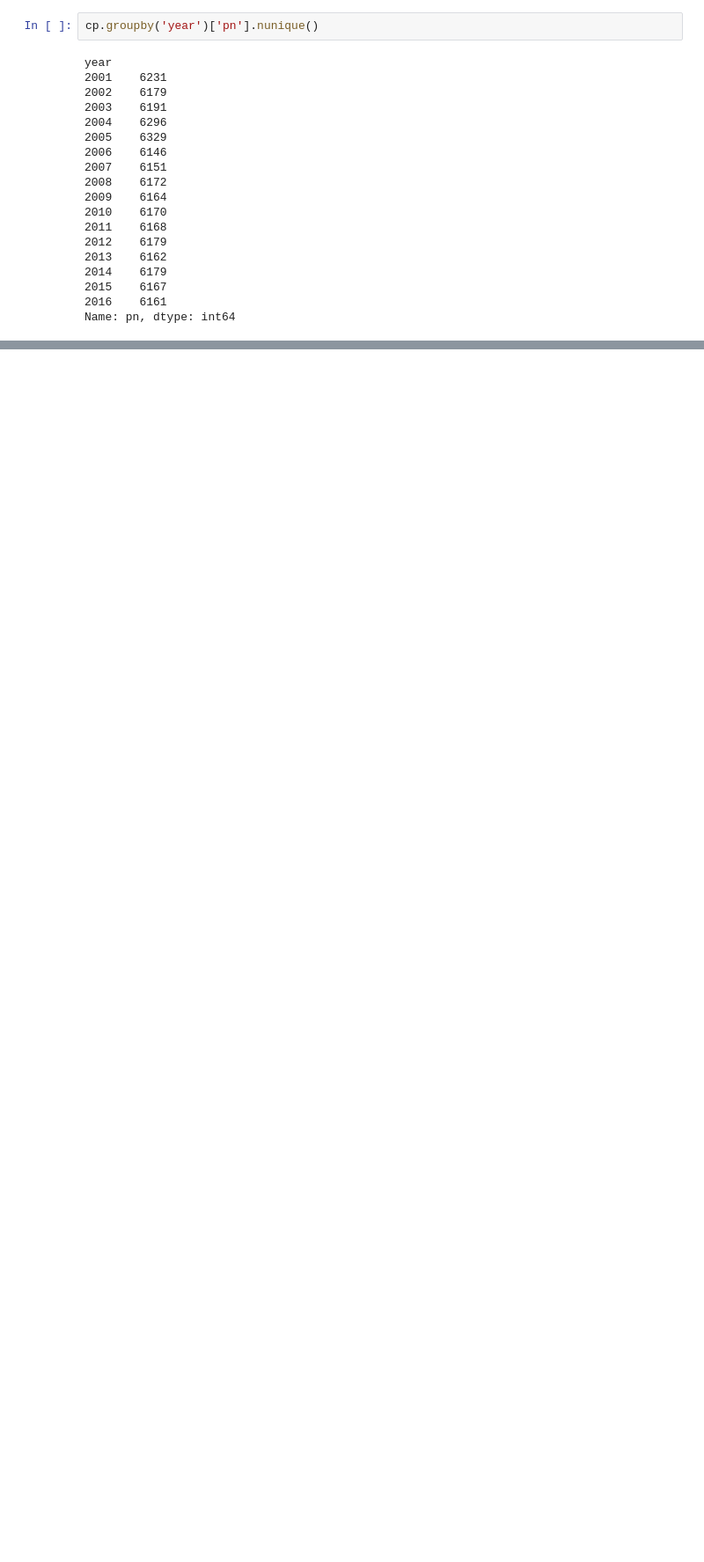
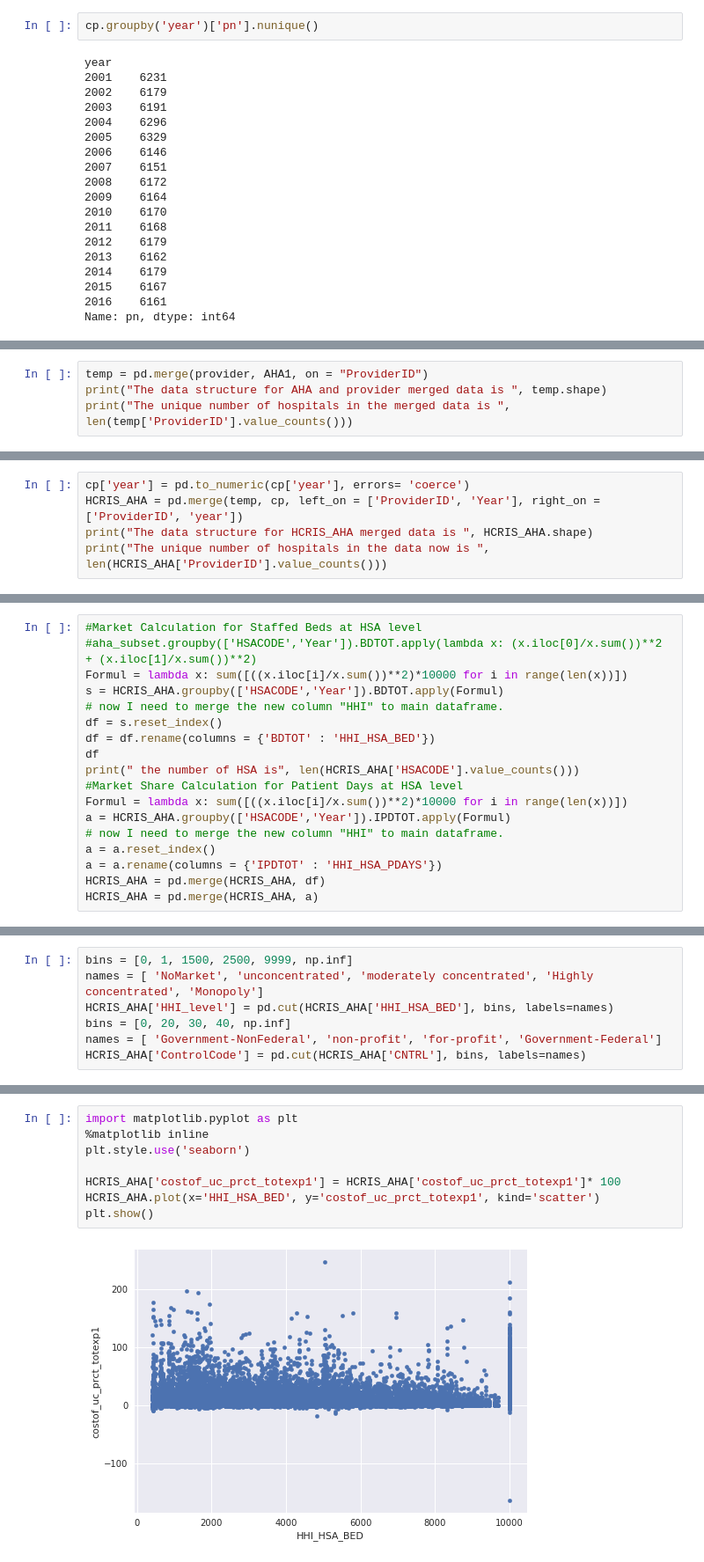
Before and after one commit to mehmet-sari/CommunityBenefits_SDOH, a Jupyter notebook: CostReports.ipynb, the cells around one changed output, grey strips where cells are left out. Shown at 88% size. Saved outputs shown, nothing was run; the diff lists cells and outputs as text; blank space fills up the shorter version.

```diff
--- a/CostReports.ipynb
+++ b/CostReports.ipynb
@@ -223,0 +271,4 @@ cp.groupby('year').apply(f)
+# %%
+temp = pd.merge(provider, AHA1, on = "ProviderID")
+print("The data structure for AHA and provider merged data is ", temp.shape)
+print("The unique number of hospitals in the merged data is ", len(temp['ProviderID'].value_counts()))
@@ -223,0 +293,5 @@ cp.groupby('year').apply(f)
+# %%
+cp['year'] = pd.to_numeric(cp['year'], errors= 'coerce')
+HCRIS_AHA = pd.merge(temp, cp, left_on = ['ProviderID', 'Year'], right_on = ['ProviderID', 'year'])
+print("The data structure for HCRIS_AHA merged data is ", HCRIS_AHA.shape)
+print("The unique number of hospitals in the data now is ", len(HCRIS_AHA['ProviderID'].value_counts()))
@@ -223,0 +313,18 @@ cp.groupby('year').apply(f)
+# %%
+#Market Calculation for Staffed Beds at HSA level
+#aha_subset.groupby(['HSACODE','Year']).BDTOT.apply(lambda x: (x.iloc[0]/x.sum())**2 + (x.iloc[1]/x.sum())**2)
+Formul = lambda x: sum([((x.iloc[i]/x.sum())**2)*10000 for i in range(len(x))])
+s = HCRIS_AHA.groupby(['HSACODE','Year']).BDTOT.apply(Formul)
+# now I need to merge the new column "HHI" to main dataframe.
+df = s.reset_index()
+df = df.rename(columns = {'BDTOT' : 'HHI_HSA_BED'})
+df
+print(" the number of HSA is", len(HCRIS_AHA['HSACODE'].value_counts()))
+#Market Share Calculation for Patient Days at HSA level
+Formul = lambda x: sum([((x.iloc[i]/x.sum())**2)*10000 for i in range(len(x))])
+a = HCRIS_AHA.groupby(['HSACODE','Year']).IPDTOT.apply(Formul)
+# now I need to merge the new column "HHI" to main dataframe.
+a = a.reset_index()
+a = a.rename(columns = {'IPDTOT' : 'HHI_HSA_PDAYS'})
+HCRIS_AHA = pd.merge(HCRIS_AHA, df)
+HCRIS_AHA = pd.merge(HCRIS_AHA, a)
@@ -223,0 +335,7 @@ cp.groupby('year').apply(f)
+# %%
+bins = [0, 1, 1500, 2500, 9999, np.inf]
+names = [ 'NoMarket', 'unconcentrated', 'moderately concentrated', 'Highly concentrated', 'Monopoly']
+HCRIS_AHA['HHI_level'] = pd.cut(HCRIS_AHA['HHI_HSA_BED'], bins, labels=names)
+bins = [0, 20, 30, 40, np.inf]
+names = [ 'Government-NonFederal', 'non-profit', 'for-profit', 'Government-Federal']
+HCRIS_AHA['ControlCode'] = pd.cut(HCRIS_AHA['CNTRL'], bins, labels=names)
@@ -223,0 +407,10 @@ cp.groupby('year').apply(f)
+# %%
+import matplotlib.pyplot as plt
+%matplotlib inline
+plt.style.use('seaborn')
+
+HCRIS_AHA['costof_uc_prct_totexp1'] = HCRIS_AHA['costof_uc_prct_totexp1']* 100
+HCRIS_AHA.plot(x='HHI_HSA_BED', y='costof_uc_prct_totexp1', kind='scatter')
+plt.show()
+# %% [output]
+[figure, added]
```
Also changed, not shown: parts of 24 cells of this notebook.
